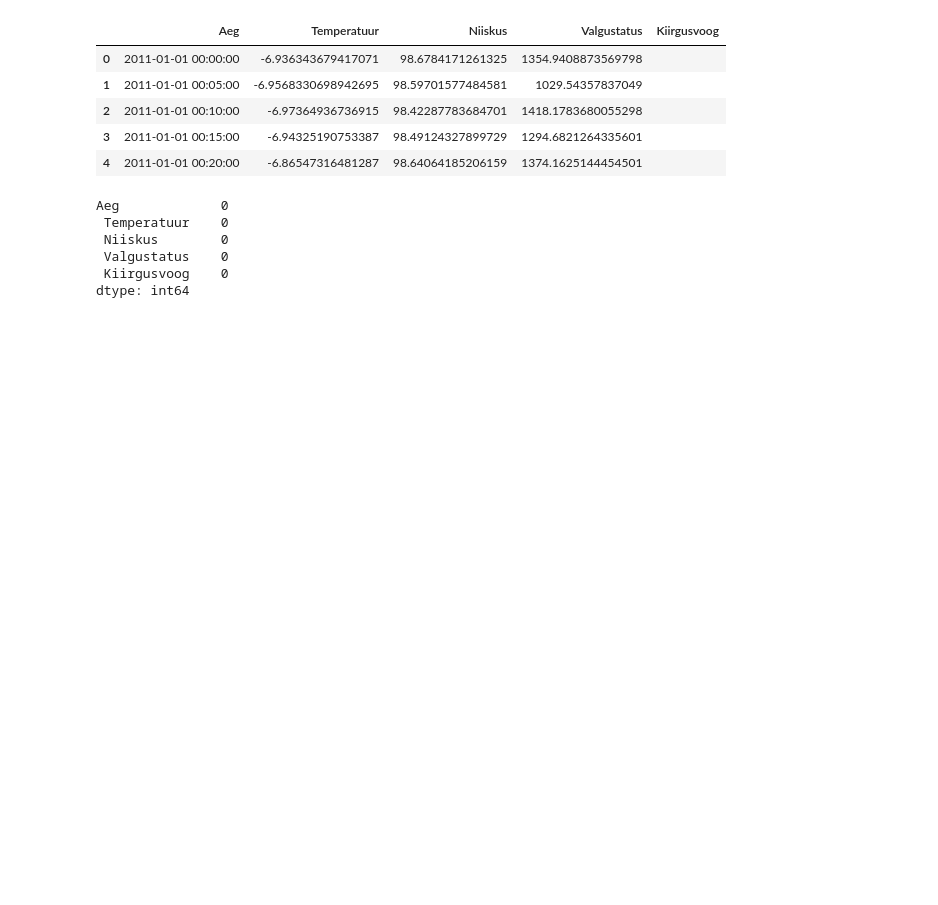
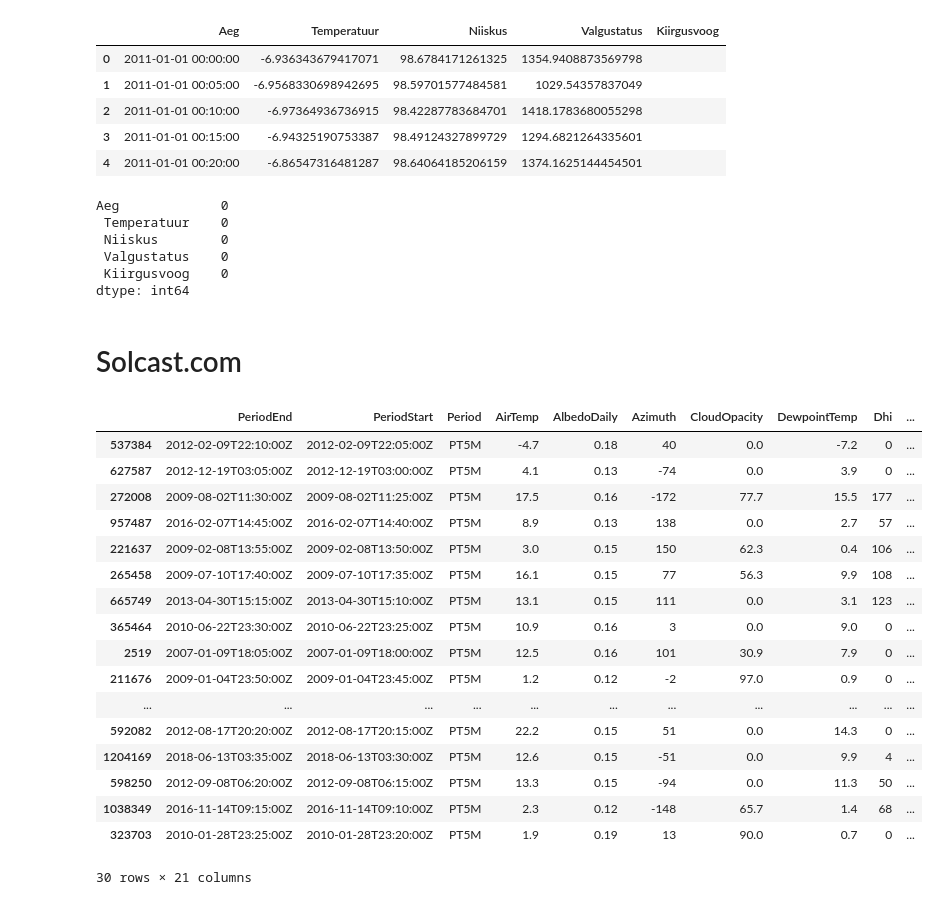
Before and after one commit to h31d1/ML_project_P09_Smart_solar_power, a Jupyter notebook: DataCleansing.ipynb, the cells around one changed output. Saved outputs shown, nothing was run; the diff lists cells and outputs as text; code cells hidden in the pictures; blank space fills up the shorter version.

```diff
--- a/DataCleansing.ipynb
+++ b/DataCleansing.ipynb
@@ -227,3 +273,28 @@ Aeg             0
  Valgustatus    0
  Kiirgusvoog    0
 dtype: int64
+# %% [markdown]
+# Solcast.com
+# %%
+data = pd.read_csv("Solcast_PT5M.csv")
+# %%
+data.sample(30)
+# %% [output]
+|  | PeriodEnd | PeriodStart | Period | AirTemp | AlbedoDaily | Azimuth | CloudOpacity | DewpointTemp | Dhi | ... |
+| 537384 | 2012-02-09T22:10:00Z | 2012-02-09T22:05:00Z | PT5M | -4.7 | 0.18 | 40 | 0.0 | -7.2 | 0 | ... |
+| 627587 | 2012-12-19T03:05:00Z | 2012-12-19T03:00:00Z | PT5M | 4.1 | 0.13 | -74 | 0.0 | 3.9 | 0 | ... |
+| 272008 | 2009-08-02T11:30:00Z | 2009-08-02T11:25:00Z | PT5M | 17.5 | 0.16 | -172 | 77.7 | 15.5 | 177 | ... |
+| 957487 | 2016-02-07T14:45:00Z | 2016-02-07T14:40:00Z | PT5M | 8.9 | 0.13 | 138 | 0.0 | 2.7 | 57 | ... |
+| 221637 | 2009-02-08T13:55:00Z | 2009-02-08T13:50:00Z | PT5M | 3.0 | 0.15 | 150 | 62.3 | 0.4 | 106 | ... |
+| 265458 | 2009-07-10T17:40:00Z | 2009-07-10T17:35:00Z | PT5M | 16.1 | 0.15 | 77 | 56.3 | 9.9 | 108 | ... |
+| 665749 | 2013-04-30T15:15:00Z | 2013-04-30T15:10:00Z | PT5M | 13.1 | 0.15 | 111 | 0.0 | 3.1 | 123 | ... |
+| 365464 | 2010-06-22T23:30:00Z | 2010-06-22T23:25:00Z | PT5M | 10.9 | 0.16 | 3 | 0.0 | 9.0 | 0 | ... |
+| 2519 | 2007-01-09T18:05:00Z | 2007-01-09T18:00:00Z | PT5M | 12.5 | 0.16 | 101 | 30.9 | 7.9 | 0 | ... |
+| 211676 | 2009-01-04T23:50:00Z | 2009-01-04T23:45:00Z | PT5M | 1.2 | 0.12 | -2 | 97.0 | 0.9 | 0 | ... |
+| ... | ... | ... | ... | ... | ... | ... | ... | ... | ... | ... |
+| 592082 | 2012-08-17T20:20:00Z | 2012-08-17T20:15:00Z | PT5M | 22.2 | 0.15 | 51 | 0.0 | 14.3 | 0 | ... |
+| 1204169 | 2018-06-13T03:35:00Z | 2018-06-13T03:30:00Z | PT5M | 12.6 | 0.15 | -51 | 0.0 | 9.9 | 4 | ... |
+| 598250 | 2012-09-08T06:20:00Z | 2012-09-08T06:15:00Z | PT5M | 13.3 | 0.15 | -94 | 0.0 | 11.3 | 50 | ... |
+| 1038349 | 2016-11-14T09:15:00Z | 2016-11-14T09:10:00Z | PT5M | 2.3 | 0.12 | -148 | 65.7 | 1.4 | 68 | ... |
+| 323703 | 2010-01-28T23:25:00Z | 2010-01-28T23:20:00Z | PT5M | 1.9 | 0.19 | 13 | 90.0 | 0.7 | 0 | ... |
+30 rows × 21 columns
```
Also changed, not shown: parts of 12 cells of this notebook, 1 other file.
